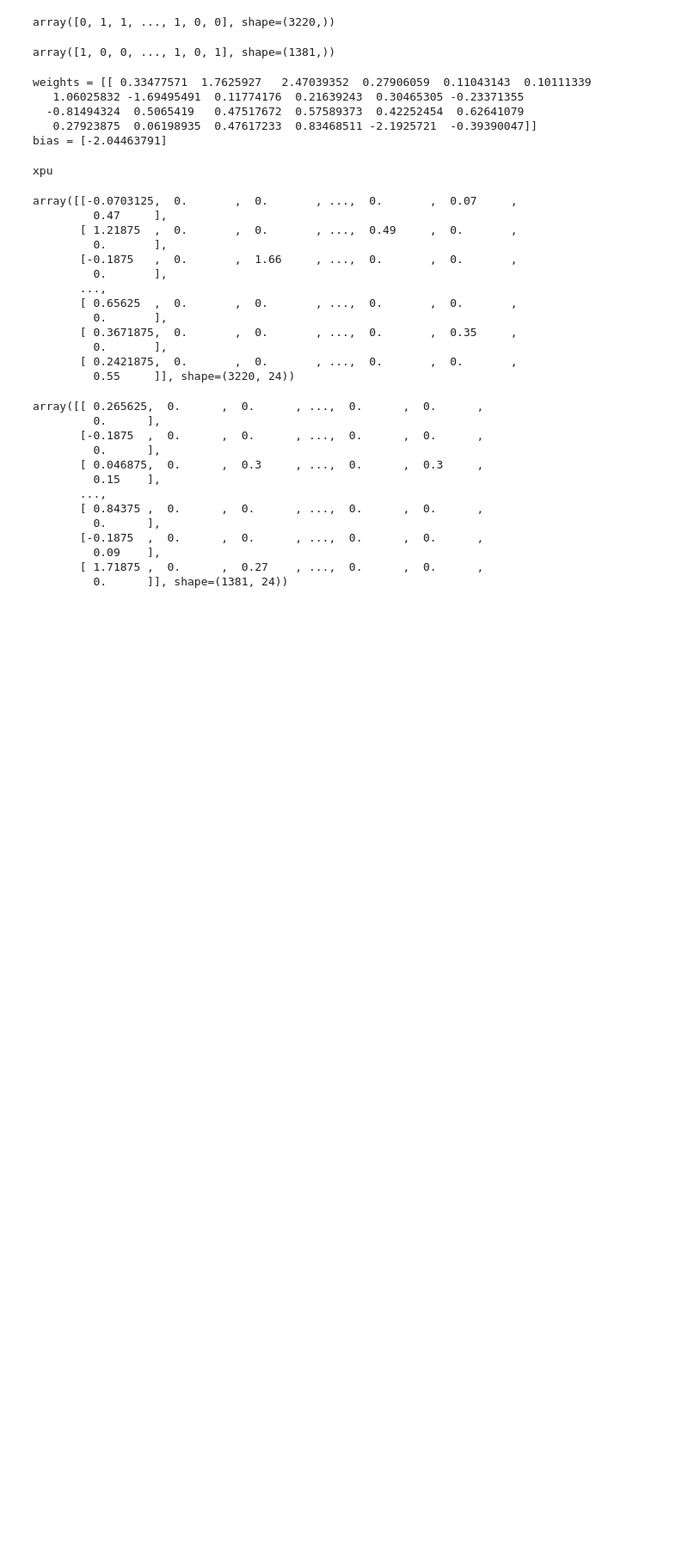
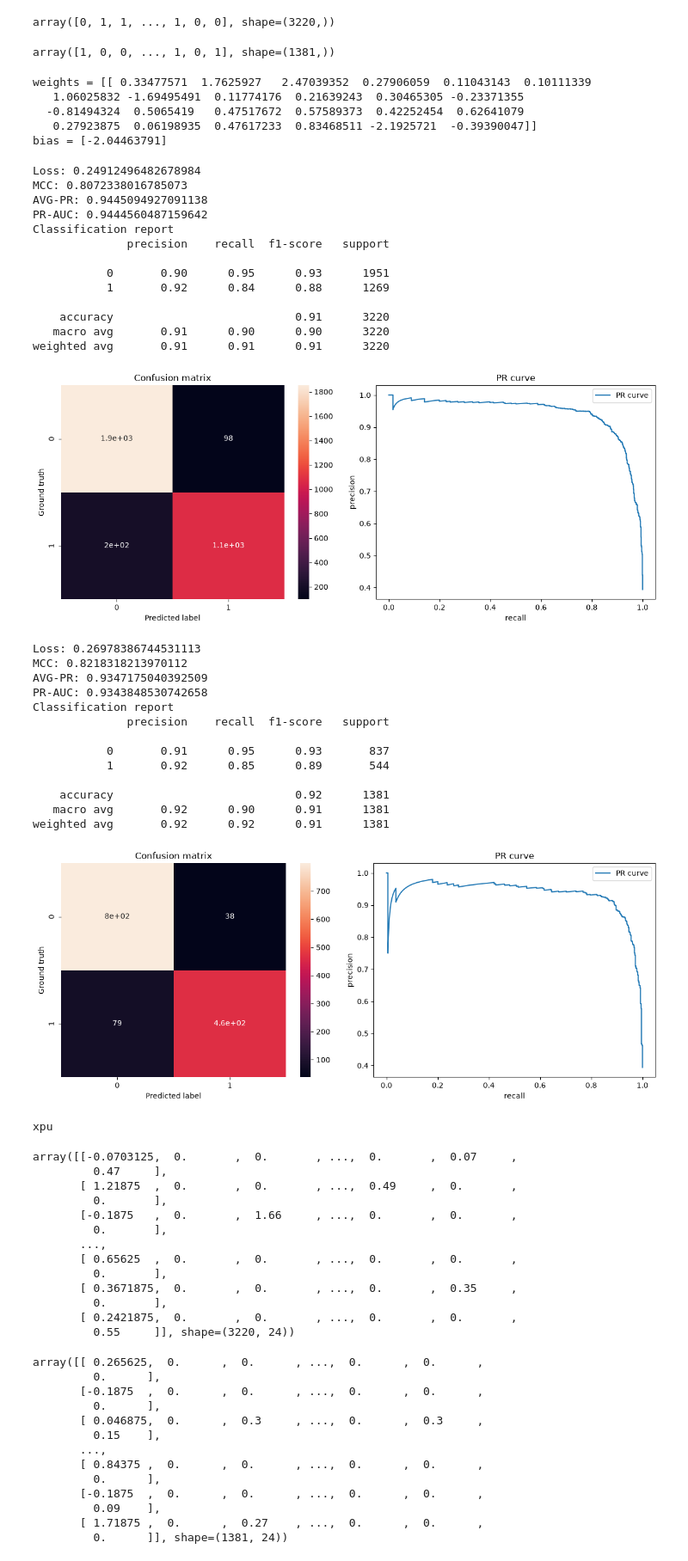
Before and after one commit to KpihX/lab, a Jupyter notebook: nbs/colab/Colab.ipynb, the cells around one changed output. Shown at 86% size. Cells and saved outputs as stored; diff of their text form; code cells hidden in the pictures; blank space fills up the shorter version.

```diff
--- a/nbs/colab/Colab.ipynb
+++ b/nbs/colab/Colab.ipynb
@@ -163,14 +185,43 @@ bias = [-2.04463791]
 # %%
 from lab import pred_eval
 
 y_train_pred = log_model.predict(x_train)
 y_test_pred = log_model.predict(x_test)
 
 y_train_probas = log_model.predict_proba(x_train)[:, 1]
 y_test_probas = log_model.predict_proba(x_test)[:, 1]
 
-res_lr_train, axs_lr_train = pred_eval(y_train, y_train_pred, y_train_probas, labels=[0, 1])
-res_lr_test, axs_lr_test = pred_eval(y_test, y_test_pred, y_test_probas, labels=[0, 1])
+res_train, axs_train = pred_eval(y_train, y_train_pred, y_train_probas, labels=[0, 1])
+res_test, axs_test = pred_eval(y_test, y_test_pred, y_test_probas, labels=[0, 1])
+# %% [output]
+Loss: 0.24912496482678984
+MCC: 0.8072338016785073
+AVG-PR: 0.9445094927091138
+PR-AUC: 0.9444560487159642
+Classification report
+              precision    recall  f1-score   support
+
+           0       0.90      0.95      0.93      1951
+           1       0.92      0.84      0.88      1269
+
+    accuracy                           0.91      3220
+   macro avg       0.91      0.90      0.90      3220
+weighted avg       0.91      0.91      0.91      3220
+[figure, added]
+Loss: 0.26978386744531113
+MCC: 0.8218318213970112
+AVG-PR: 0.9347175040392509
+PR-AUC: 0.9343848530742658
+Classification report
+              precision    recall  f1-score   support
+
+           0       0.91      0.95      0.93       837
+           1       0.92      0.85      0.89       544
+
+    accuracy                           0.92      1381
+   macro avg       0.92      0.90      0.91      1381
+weighted avg       0.92      0.92      0.91      1381
+[figure, added]
 # %%
 import torch
 
```
Also changed, not shown: parts of 9 cells of this notebook, 14 other files.
